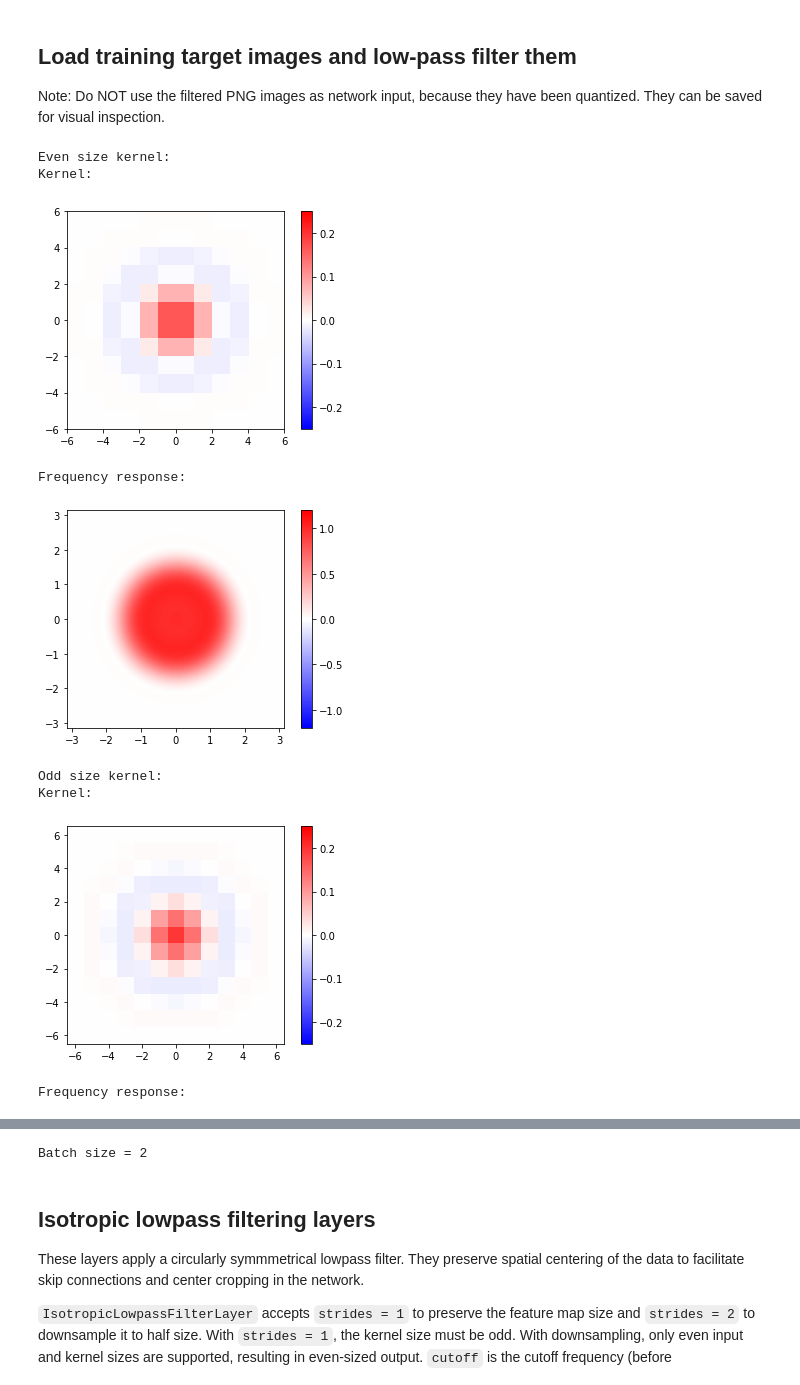
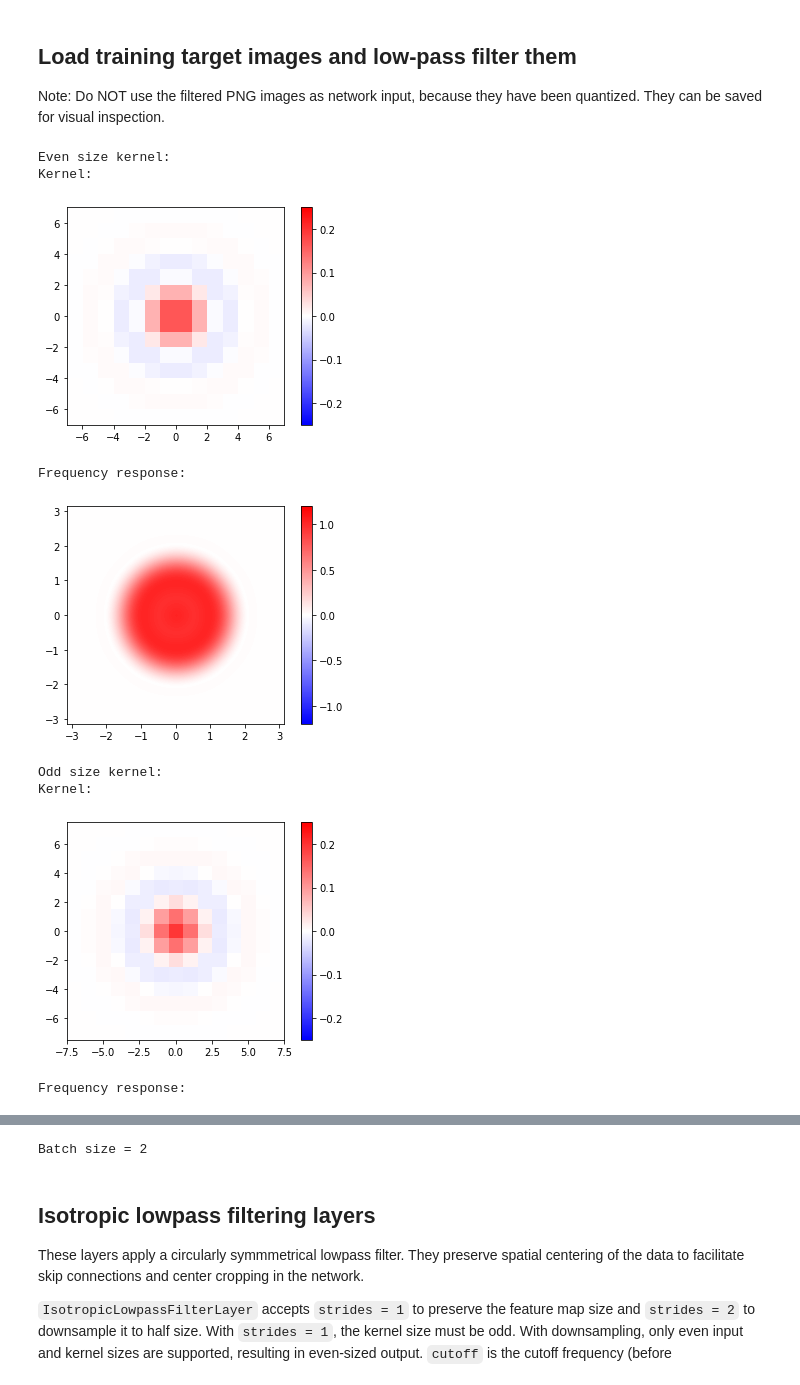
Before and after one commit to hamk-uas/drone-image-analysis, a Jupyter notebook: GAN_train_2021-10-13.ipynb, the cells around one changed output, grey strips where cells are left out. Drawn from its saved outputs; the diff is of its cells as text; code cells hidden in the pictures.

```diff
--- a/GAN_train_2021-10-13.ipynb
+++ b/GAN_train_2021-10-13.ipynb
@@ -197,49 +198,49 @@ Note: Do NOT use the filtered PNG images as network input, because they have bee
 # %%
 # Configuration
 oversampling = 2  # Oversampling factor, 2 is a good choice
-aa_even_kernel_size = 12 # Size of even sized antialiasing filter
+aa_even_kernel_size = 14 # Size of even sized antialiasing filter
 aa_odd_kernel_size = aa_even_kernel_size + 1 # Size of odd sized antialiasing filter
 approx_batch_size = 2
 train_image_cropped_size = 256
 photos_dir = "D:/roman/source_grass_images_subset"
 save_filtered_photos_dir = "D:/roman/filtered_grass_images_subset" # save folder, or None to disable saving
 
 print("Even size kernel:")
 test_kernel(windowed_circular_lowpass_kernel(np.pi/oversampling, aa_even_kernel_size))
 print("Odd size kernel:")
 test_kernel(windowed_circular_lowpass_kernel(np.pi/oversampling, aa_odd_kernel_size))
 
 def channeled_kernel(kernel_prototype, num_channels):
-    kernel_expanded = tf.expand_dims(kernel_prototype, 2)
-    kernel_repeated = tf.repeat(kernel_expanded, num_channels, axis=2)
-    return tf.expand_dims(kernel_repeated, -1)
+  kernel_expanded = tf.expand_dims(kernel_prototype, 2)
+  kernel_repeated = tf.repeat(kernel_expanded, num_channels, axis=2)
+  return tf.expand_dims(kernel_repeated, -1)
 
 def load_and_filter_image(filepath, channeled_kernel):
-    image = tf.io.decode_png(tf.io.read_file(filepath), channels=3, dtype=tf.dtypes.uint8)
-    image = tf.image.convert_image_dtype(image, dtype=tf.float32) * 2 - 1
-    image = tf.nn.depthwise_conv2d([image], channeled_kernel, [1, 1, 1, 1], "VALID")[0]
-    if save_filtered_photos_dir is not None:
-        basename = tf.py_function(lambda string_tensor: os.path.basename(string_tensor.numpy()), [filepath], tf.string)
-        tf.io.write_file(save_filtered_photos_dir + "/" + basename, tf.io.encode_png(tf.image.convert_image_dtype((image + 1)/2, dtype=tf.dtypes.uint8, saturate=True)))
-    return image
+  image = tf.io.decode_png(tf.io.read_file(filepath), channels=3, dtype=tf.dtypes.uint8)
+  image = tf.image.convert_image_dtype(image, dtype=tf.float32) * 2 - 1
+  image = tf.nn.depthwise_conv2d([image], channeled_kernel, [1, 1, 1, 1], "VALID")[0]
+  if save_filtered_photos_dir is not None:
+    basename = tf.py_function(lambda string_tensor: os.path.basename(string_tensor.numpy()), [filepath], tf.string)
+    tf.io.write_file(save_filtered_photos_dir + "/" + basename, tf.io.encode_png(tf.image.convert_image_dtype((image + 1)/2, dtype=tf.dtypes.uint8, saturate=True)))
+  return image
 
 train_dataset = tf.data.Dataset.list_files(photos_dir + "/*.png")
 train_dataset = train_dataset.map(lambda filepath: load_and_filter_image(filepath, channeled_kernel(windowed_circular_lowpass_kernel(np.pi/oversampling, aa_even_kernel_size), 3)), num_parallel_calls=tf.data.experimental.AUTOTUNE, deterministic=False)
 train_dataset = train_dataset.cache() # Load photos now instead of doing it again for each copy made in the next line
 train_dataset = train_dataset.repeat(tf.math.floordiv(approx_batch_size, train_dataset.cardinality()))
 train_dataset = train_dataset.cache()
 
 batch_size = train_dataset.cardinality() # batch size
 print("Batch size = " + str(batch_size.numpy()))
 # %% [output]
 Even size kernel:
 Kernel:
-[figure, old version]
+[figure, new version]
 Frequency response:
 [figure]
 Odd size kernel:
 Kernel:
-[figure, old version]
+[figure, new version]
 Frequency response:
 [figure]
 Batch size = 2
```
Also changed, not shown: parts of 17 cells of this notebook.
